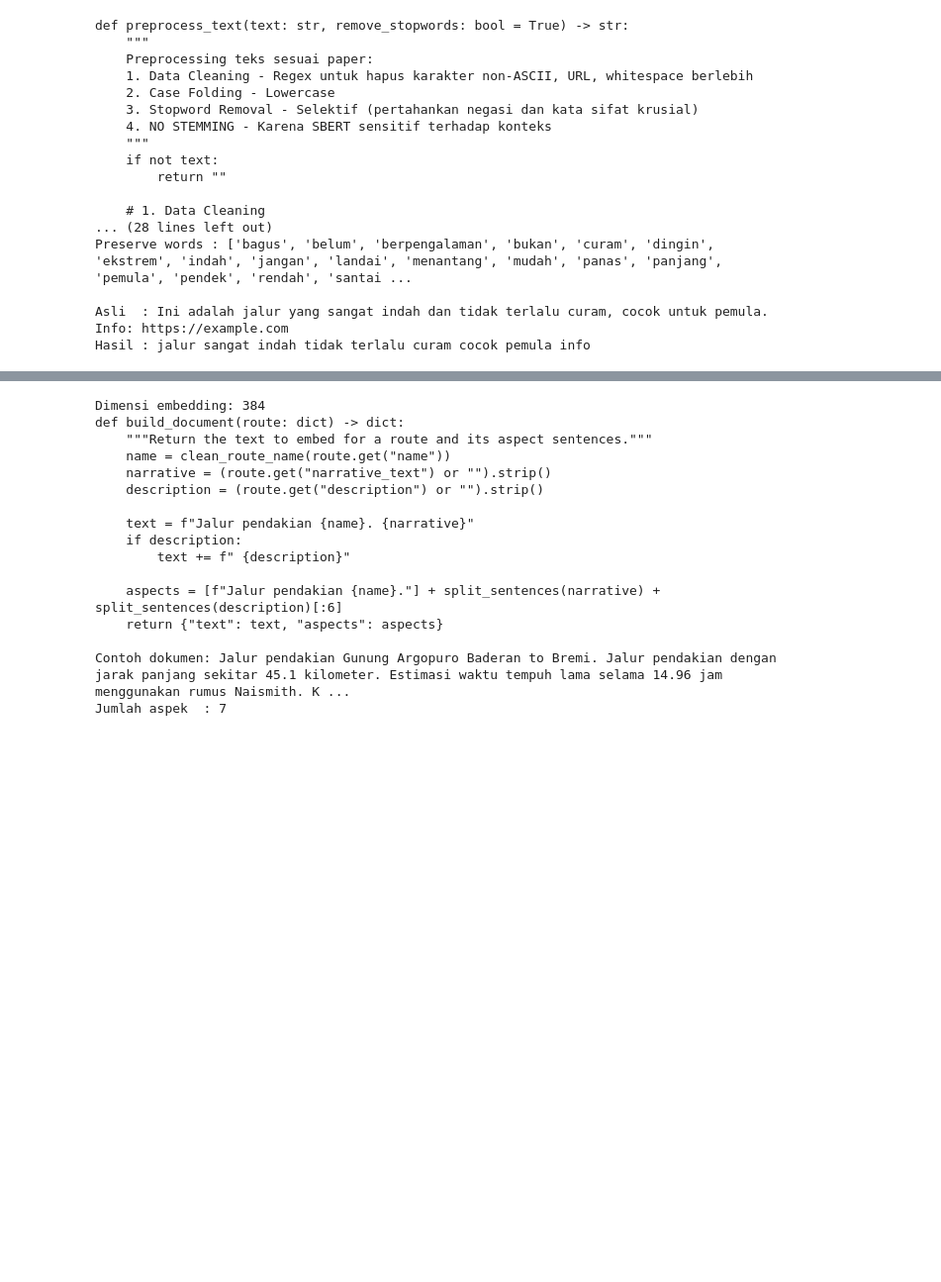
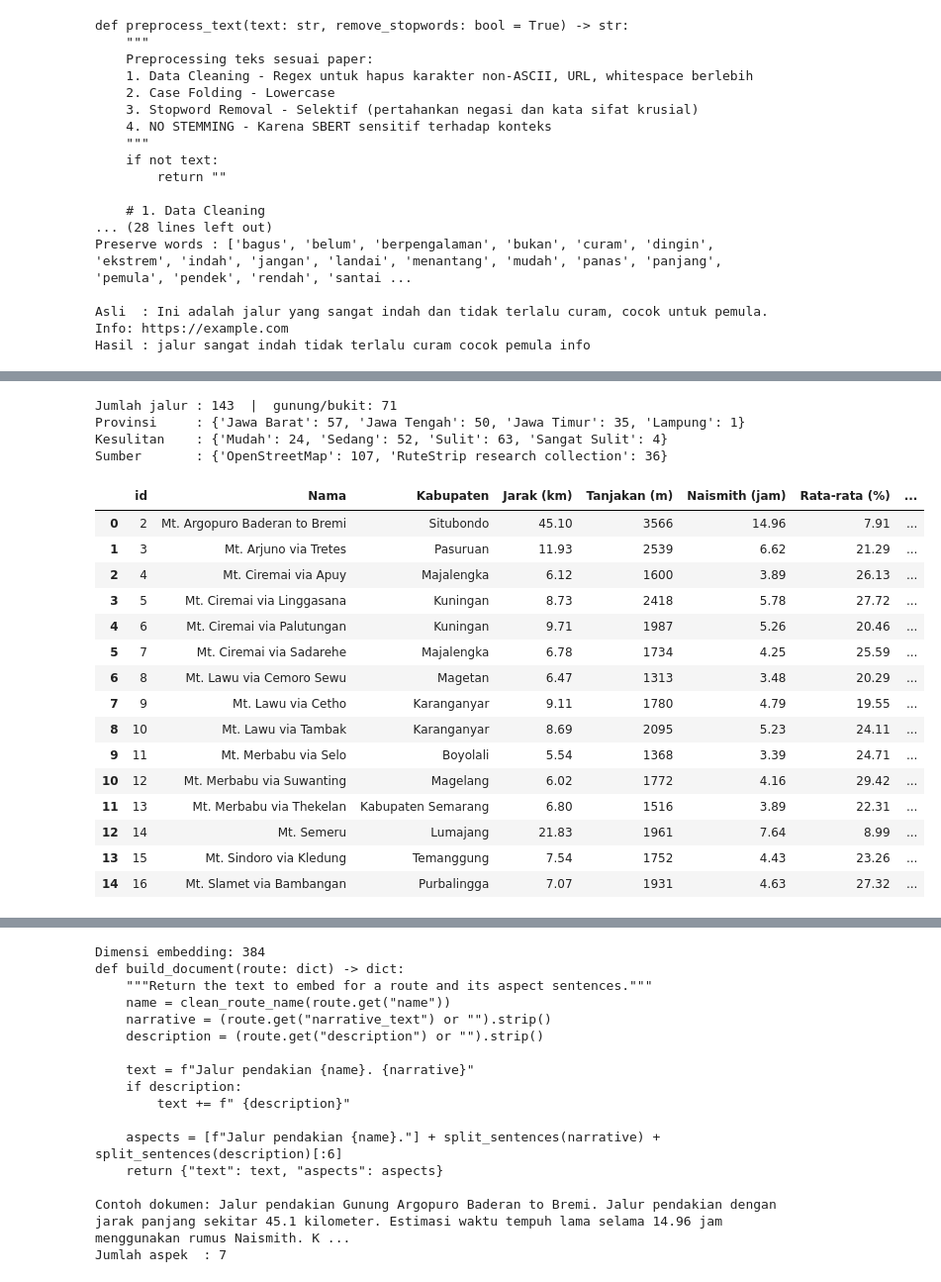
Before and after one commit to dasrams31/rutestrip-app, a Jupyter notebook: python/RuteStrip_Colab.ipynb, the cells around one changed output, grey strips where cells are left out. Shown at 99% size. Drawn from its saved outputs; the diff is of its cells as text; code cells hidden in the pictures; blank space fills up the shorter version.

```diff
--- a/python/RuteStrip_Colab.ipynb
+++ b/python/RuteStrip_Colab.ipynb
@@ -27,18 +29,21 @@ if not os.path.isdir(REPO_DIR):
     subprocess.run(['git', 'clone', '--depth', '1', 'https://github.com/dasrams31/rutestrip-app.git', REPO_DIR], check=True)
 
 PY_DIR = os.path.join(REPO_DIR, 'python')
+DATA_DIR = os.path.join(REPO_DIR, 'dataset')
 GPX_DIR = os.path.join(REPO_DIR, 'webchat-api', 'gpx_db')
 if PY_DIR not in sys.path:
     sys.path.insert(0, PY_DIR)
 
 import warnings; warnings.filterwarnings('ignore')
-import inspect, re, hashlib, json, math
+import inspect, re, json
 import numpy as np
 import pandas as pd
+pd.set_option('display.max_colwidth', None)
 
 import processor        # GPX processing, Naismith, difficulty, narrative, preprocessing, SBERT
-import search_scoring   # hybrid scoring yang dipakai website
+import search_scoring   # ranking yang dipakai website (sama dengan RouteSearchService.php)
+import evaluate_search as ev
 
-print('Repository :', os.path.abspath(REPO_DIR))
-print('File GPX   :', len([f for f in os.listdir(GPX_DIR) if f.endswith('.gpx')]))
+print('Repository :', os.path.basename(os.path.abspath(REPO_DIR)))
+print('Dataset    :', sorted(os.listdir(DATA_DIR)))
 # %% [output]
@@ -219,0 +118,50 @@ Name: count, dtype: int64
+# %%
+#@title Muat dataset
+raw = json.load(open(os.path.join(DATA_DIR, 'routes.json'), encoding='utf-8'))
+emb = pd.read_csv(os.path.join(DATA_DIR, 'embeddings.csv'), encoding='utf-8-sig')
+stored = {int(row[0]): [float(v) for v in row[1:]] for row in emb.itertuples(index=False)}
+
+routes = []
+for r in raw:
+    routes.append({
+        'id': r['route_id'], 'name': r['name'], 'mountain': r['mountain'], 'via': r['via'],
+        'province': r['province'], 'regency': r['regency'],
+        'distance_km': r['distance_km'], 'elevation_gain_m': r['elevation_gain_m'],
+        'naismith_duration_hour': r['naismith_duration_hour'], 'average_grade_pct': r['average_grade_pct'],
+        'steepest_grade_pct': r['steepest_grade_pct'], 'max_elevation_m': r['max_elevation_m'],
+        'difficulty': r['difficulty'], 'difficulty_score': r['difficulty_score'],
+        'narrative_text': r['narrative_text'], 'description': r['description'] or '',
+        'source': r['source'], 'sbert_embedding': stored.get(r['route_id']),
+    })
+
+df = pd.DataFrame(routes)
+print(f"Jumlah jalur : {len(df)}  |  gunung/bukit: {df['mountain'].nunique()}")
+print('Provinsi     :', df['province'].value_counts().to_dict())
+print('Kesulitan    :', df['difficulty'].value_counts().reindex(['Mudah', 'Sedang', 'Sulit', 'Sangat Sulit']).to_dict())
+print('Sumber       :', df['source'].value_counts().to_dict())
+display(df[['id', 'name', 'regency', 'distance_km', 'elevation_gain_m', 'naismith_duration_hour',
+            'average_grade_pct', 'steepest_grade_pct', 'difficulty']].rename(columns={
+    'name': 'Nama', 'regency': 'Kabupaten', 'distance_km': 'Jarak (km)', 'elevation_gain_m': 'Tanjakan (m)',
+    'naismith_duration_hour': 'Naismith (jam)', 'average_grade_pct': 'Rata-rata (%)',
+    'steepest_grade_pct': 'Paling curam (%)', 'difficulty': 'Kesulitan'}).head(15))
+# %% [output]
+Jumlah jalur : 143  |  gunung/bukit: 71
+Provinsi     : {'Jawa Barat': 57, 'Jawa Tengah': 50, 'Jawa Timur': 35, 'Lampung': 1}
+Kesulitan    : {'Mudah': 24, 'Sedang': 52, 'Sulit': 63, 'Sangat Sulit': 4}
+Sumber       : {'OpenStreetMap': 107, 'RuteStrip research collection': 36}
+|  | id | Nama | Kabupaten | Jarak (km) | Tanjakan (m) | Naismith (jam) | Rata-rata (%) | ... |
+| 0 | 2 | Mt. Argopuro Baderan to Bremi | Situbondo | 45.10 | 3566 | 14.96 | 7.91 | ... |
+| 1 | 3 | Mt. Arjuno via Tretes | Pasuruan | 11.93 | 2539 | 6.62 | 21.29 | ... |
+| 2 | 4 | Mt. Ciremai via Apuy | Majalengka | 6.12 | 1600 | 3.89 | 26.13 | ... |
+| 3 | 5 | Mt. Ciremai via Linggasana | Kuningan | 8.73 | 2418 | 5.78 | 27.72 | ... |
+| 4 | 6 | Mt. Ciremai via Palutungan | Kuningan | 9.71 | 1987 | 5.26 | 20.46 | ... |
+| 5 | 7 | Mt. Ciremai via Sadarehe | Majalengka | 6.78 | 1734 | 4.25 | 25.59 | ... |
+| 6 | 8 | Mt. Lawu via Cemoro Sewu | Magetan | 6.47 | 1313 | 3.48 | 20.29 | ... |
+| 7 | 9 | Mt. Lawu via Cetho | Karanganyar | 9.11 | 1780 | 4.79 | 19.55 | ... |
+| 8 | 10 | Mt. Lawu via Tambak | Karanganyar | 8.69 | 2095 | 5.23 | 24.11 | ... |
+| 9 | 11 | Mt. Merbabu via Selo | Boyolali | 5.54 | 1368 | 3.39 | 24.71 | ... |
+| 10 | 12 | Mt. Merbabu via Suwanting | Magelang | 6.02 | 1772 | 4.16 | 29.42 | ... |
+| 11 | 13 | Mt. Merbabu via Thekelan | Kabupaten Semarang | 6.80 | 1516 | 3.89 | 22.31 | ... |
+| 12 | 14 | Mt. Semeru | Lumajang | 21.83 | 1961 | 7.64 | 8.99 | ... |
+| 13 | 15 | Mt. Sindoro via Kledung | Temanggung | 7.54 | 1752 | 4.43 | 23.26 | ... |
+| 14 | 16 | Mt. Slamet via Bambangan | Purbalingga | 7.07 | 1931 | 4.63 | 27.32 | ... |
```
Also changed, not shown: parts of 22 cells of this notebook, 5 other files.
